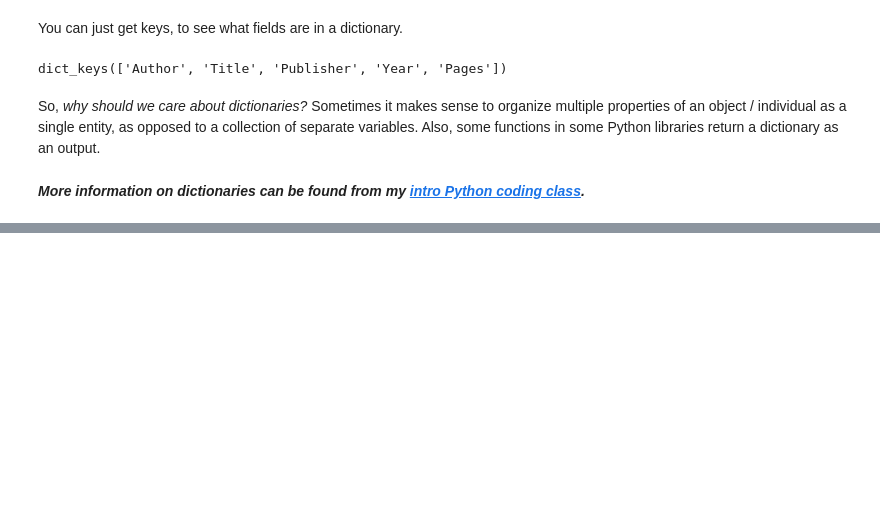
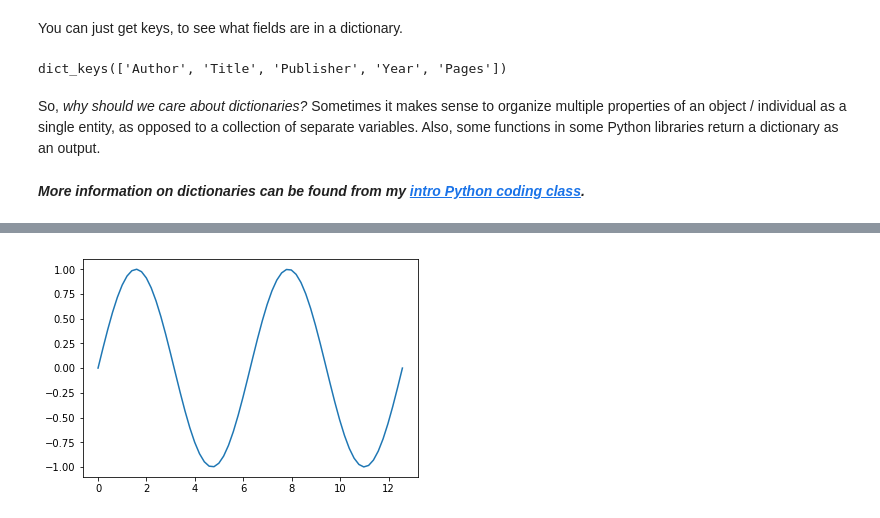
Before and after one commit to sathayas/DockerSourceLibrary, a Jupyter notebook: PythonBasic/JupyterNotebook/BasicPython.ipynb, the cells around one changed output, grey strips where cells are left out. Saved outputs shown, nothing was run; the diff lists cells and outputs as text; code cells hidden in the pictures; blank space fills up the shorter version.

```diff
--- a/PythonBasic/JupyterNotebook/BasicPython.ipynb
+++ b/PythonBasic/JupyterNotebook/BasicPython.ipynb
@@ -916,0 +1114,7 @@ So, *why should we care about dictionaries?* Sometimes it makes sense to organiz
+# %%
+import matplotlib.pyplot as plt
+import numpy as np
+
+# Generating simple data
+t = np.linspace(0,4*np.math.pi,64)
+y = np.sin(t)
@@ -916,0 +1156,6 @@ So, *why should we care about dictionaries?* Sometimes it makes sense to organiz
+# %%
+# plotting the data
+plt.plot(t, y)
+plt.show()
+# %% [output]
+[figure, added]
```
Also changed, not shown: parts of 72 cells of this notebook.
